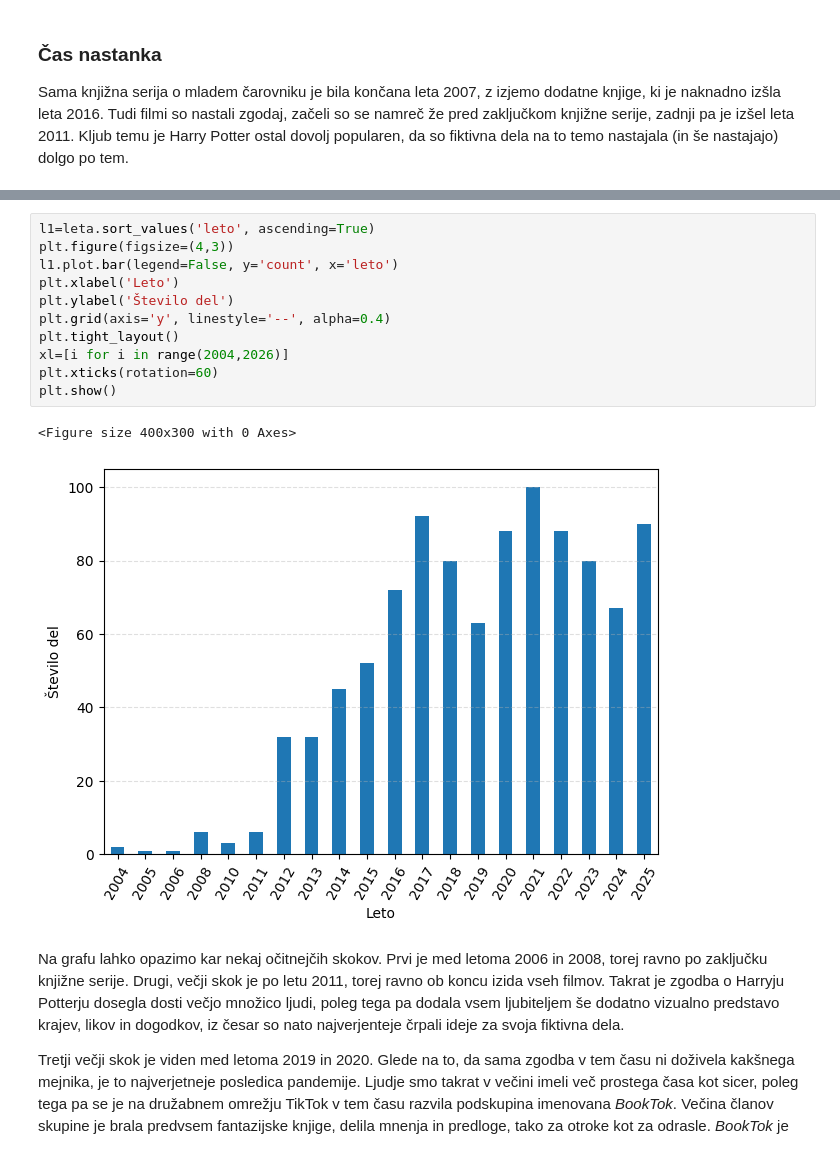
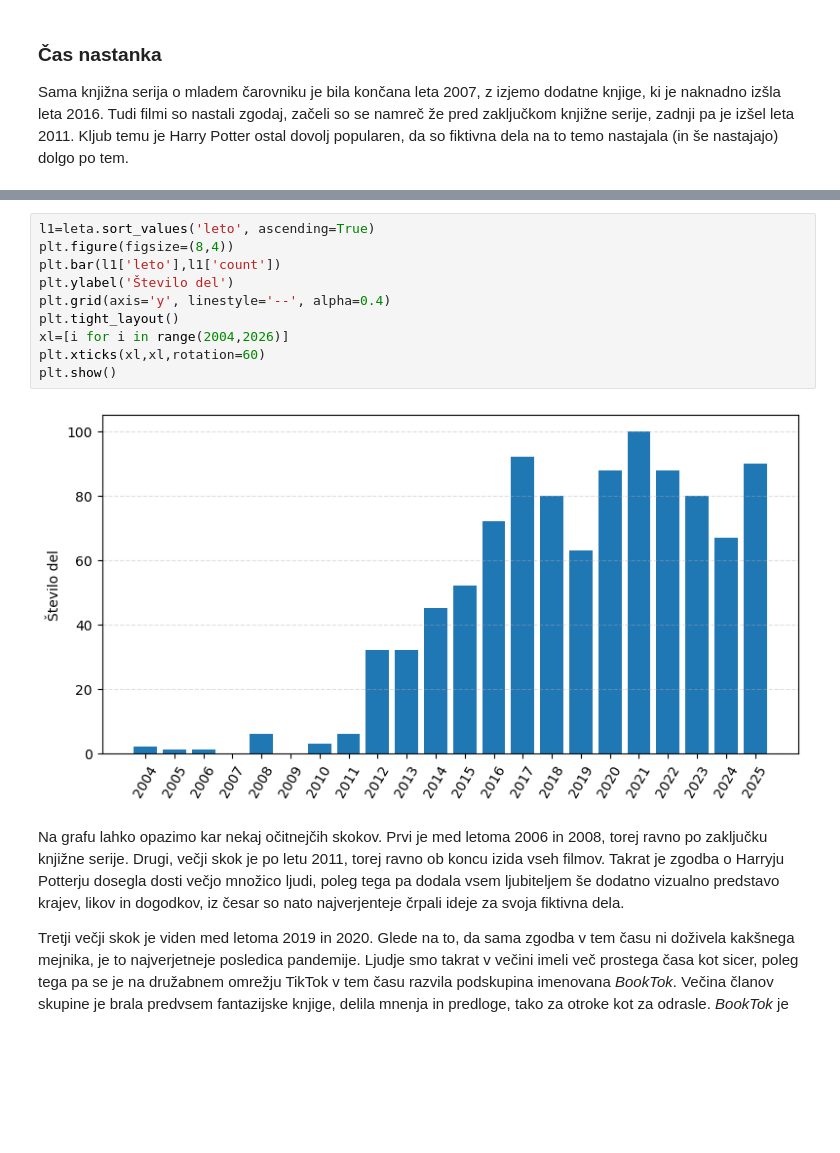
Before and after one commit to nivesgosnjak/uvp_projektna, a Jupyter notebook: analiza_podatkov.ipynb, the cells around one changed output, grey strips where cells are left out. Saved outputs shown, nothing was run; the diff lists cells and outputs as text; blank space fills up the shorter version.

```diff
--- a/analiza_podatkov.ipynb
+++ b/analiza_podatkov.ipynb
@@ -257,17 +269,15 @@ leta=leta.reset_index()
 # %%
 l1=leta.sort_values('leto', ascending=True)
-plt.figure(figsize=(4,3))
-l1.plot.bar(legend=False, y='count', x='leto')
-plt.xlabel('Leto')
+plt.figure(figsize=(8,4))
+plt.bar(l1['leto'],l1['count'])
 plt.ylabel('Število del')
 plt.grid(axis='y', linestyle='--', alpha=0.4)
 plt.tight_layout()
 xl=[i for i in range(2004,2026)]
-plt.xticks(rotation=60)
+plt.xticks(xl,xl,rotation=60)
 plt.show()
 # %% [output]
-<Figure size 400x300 with 0 Axes>
-[figure, old version]
+[figure, new version]
 # %% [markdown]
 Na grafu lahko opazimo kar nekaj očitnejčih skokov. Prvi je med letoma 2006 in 2008, torej ravno po zaključku knjižne serije. Drugi, večji skok je po letu 2011, torej ravno ob koncu izida vseh filmov. Takrat je zgodba o Harryju Potterju dosegla dosti večjo množico ljudi, poleg tega pa dodala vsem ljubiteljem še dodatno vizualno predstavo krajev, likov in dogodkov, iz česar so nato najverjenteje črpali ideje za svoja fiktivna dela.
 
```
Also changed, not shown: parts of 17 cells of this notebook.
